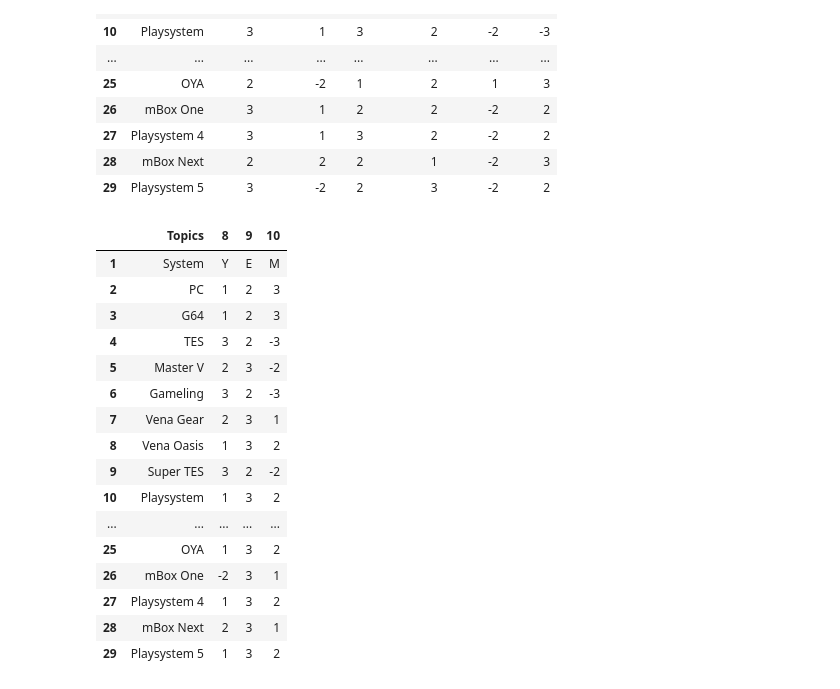
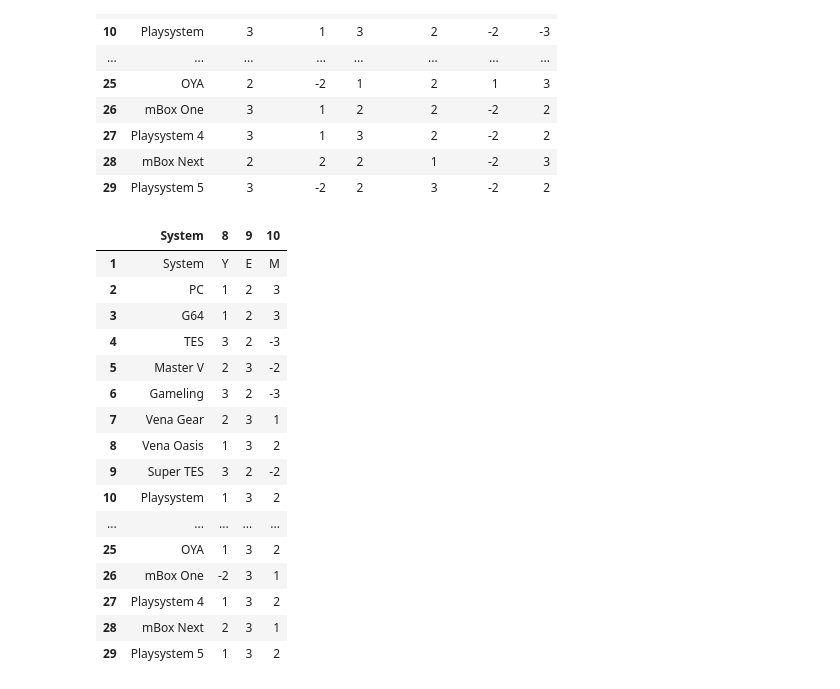
Before and after one commit to narz0001/Game-Release-Tool---Game-Dev-Tycoon-Steam, a Jupyter notebook: combination-picker.ipynb, the cells around one changed output. Cells and saved outputs as stored; diff of their text form; code cells hidden in the pictures.

```diff
--- a/combination-picker.ipynb
+++ b/combination-picker.ipynb
@@ -99,11 +99,11 @@ systems_topics
 # %%
 systems_audience = system_table.iloc[1:-3,-3:]
 systems_audience_first_col = system_table.iloc[1:,0]
-systems_audience.insert(0,"Topics",systems_audience_first_col)
+systems_audience.insert(0,"System",systems_audience_first_col)
 systems_audience = systems_audience.applymap(convert_to_numerical)
 systems_audience
 # %% [output]
-|  | Topics | 8 | 9 | 10 |
+|  | System | 8 | 9 | 10 |
 | 1 | System | Y | E | M |
 | 2 | PC | 1 | 2 | 3 |
 | 3 | G64 | 1 | 2 | 3 |
```
Also changed, not shown: parts of 9 cells of this notebook, 4 other files.
